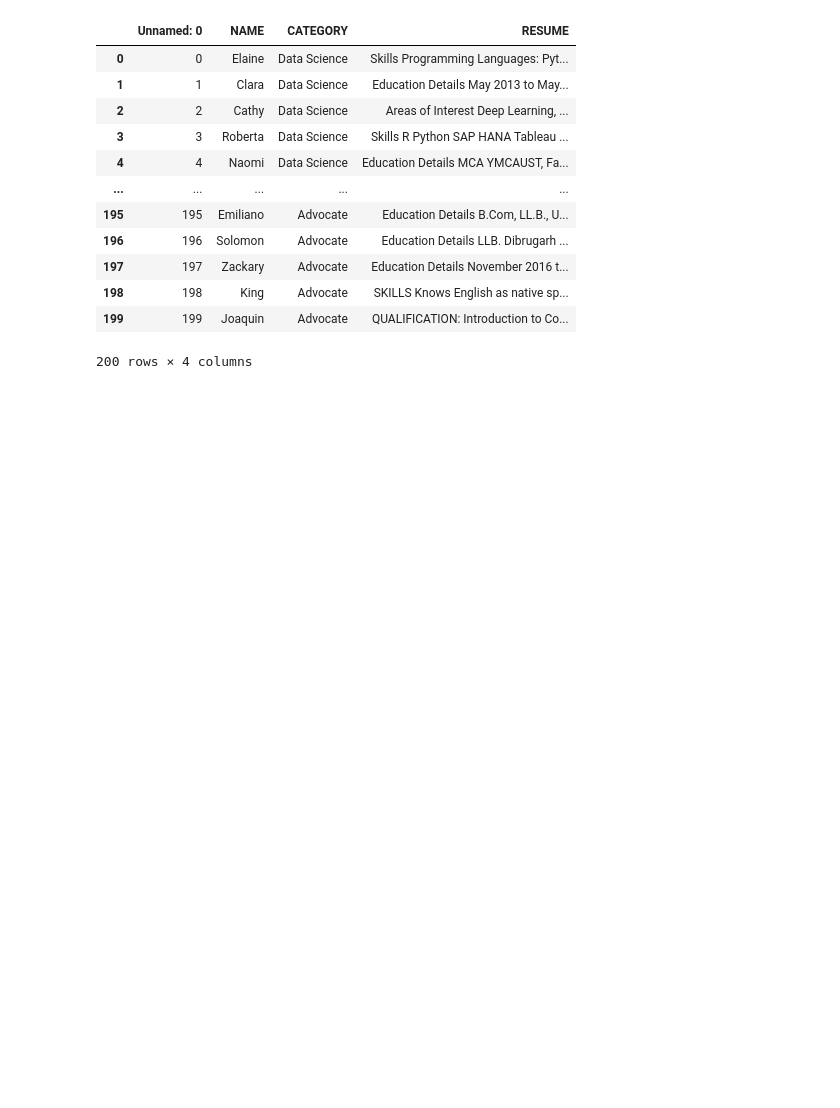
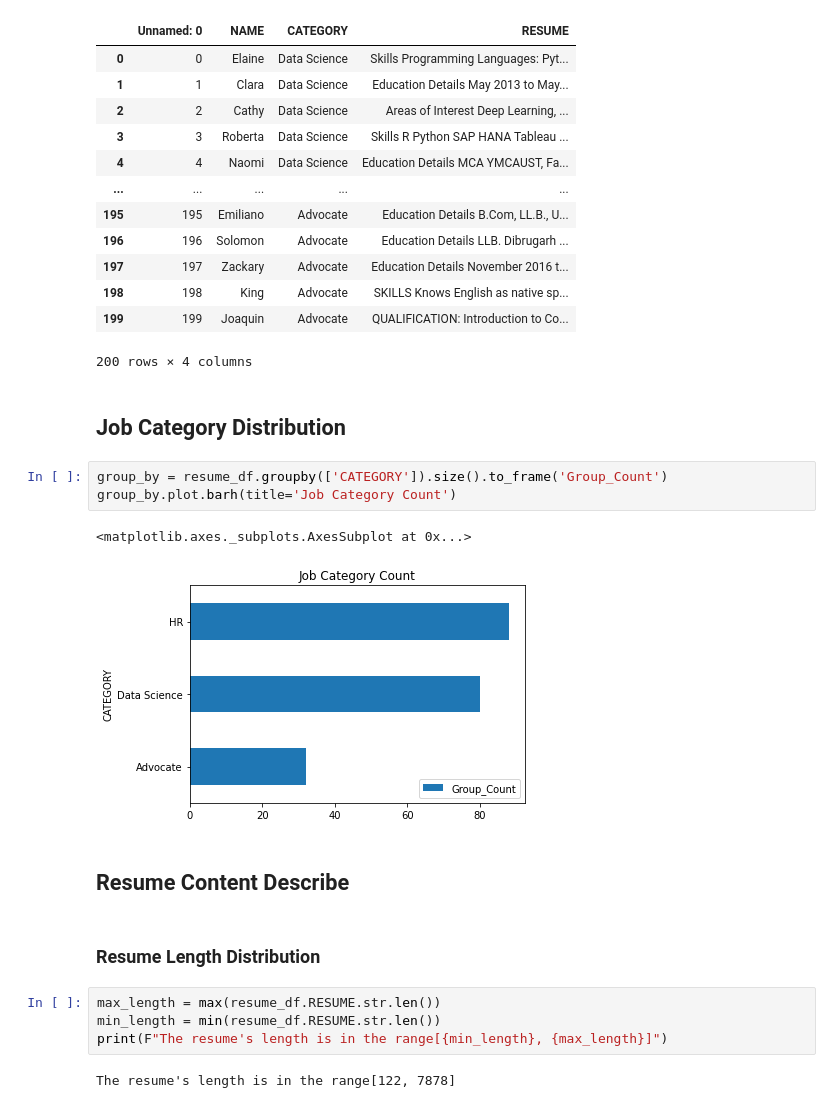
Before and after one commit to fzakaria/CSE246-GPT3-Gender-Bias-Project, a Jupyter notebook: gpt3-evaluation.ipynb, the cells around one changed output. Saved outputs shown, nothing was run; the diff lists cells and outputs as text; blank space fills up the shorter version.

Commit message:
Add Resume overview panel

```diff
--- a/gpt3-evaluation.ipynb
+++ b/gpt3-evaluation.ipynb
@@ -110,3 +112,21 @@ resume_df
 | 198 | 198 | King | Advocate | SKILLS Knows English as native sp... |
 | 199 | 199 | Joaquin | Advocate | QUALIFICATION: Introduction to Co... |
 200 rows × 4 columns
+# %% [markdown]
+## Job Category Distribution
+# %%
+group_by = resume_df.groupby(['CATEGORY']).size().to_frame('Group_Count')
+group_by.plot.barh(title='Job Category Count')
+# %% [output]
+<matplotlib.axes._subplots.AxesSubplot at 0x...>
+[figure, added]
+# %% [markdown]
+## Resume Content Describe
+# %% [markdown]
+### Resume Length Distribution
+# %%
+max_length = max(resume_df.RESUME.str.len())
+min_length = min(resume_df.RESUME.str.len())
+print(F"The resume's length is in the range[{min_length}, {max_length}]")
+# %% [output]
+The resume's length is in the range[122, 7878]
```
Also changed, not shown: parts of 7 cells of this notebook.
